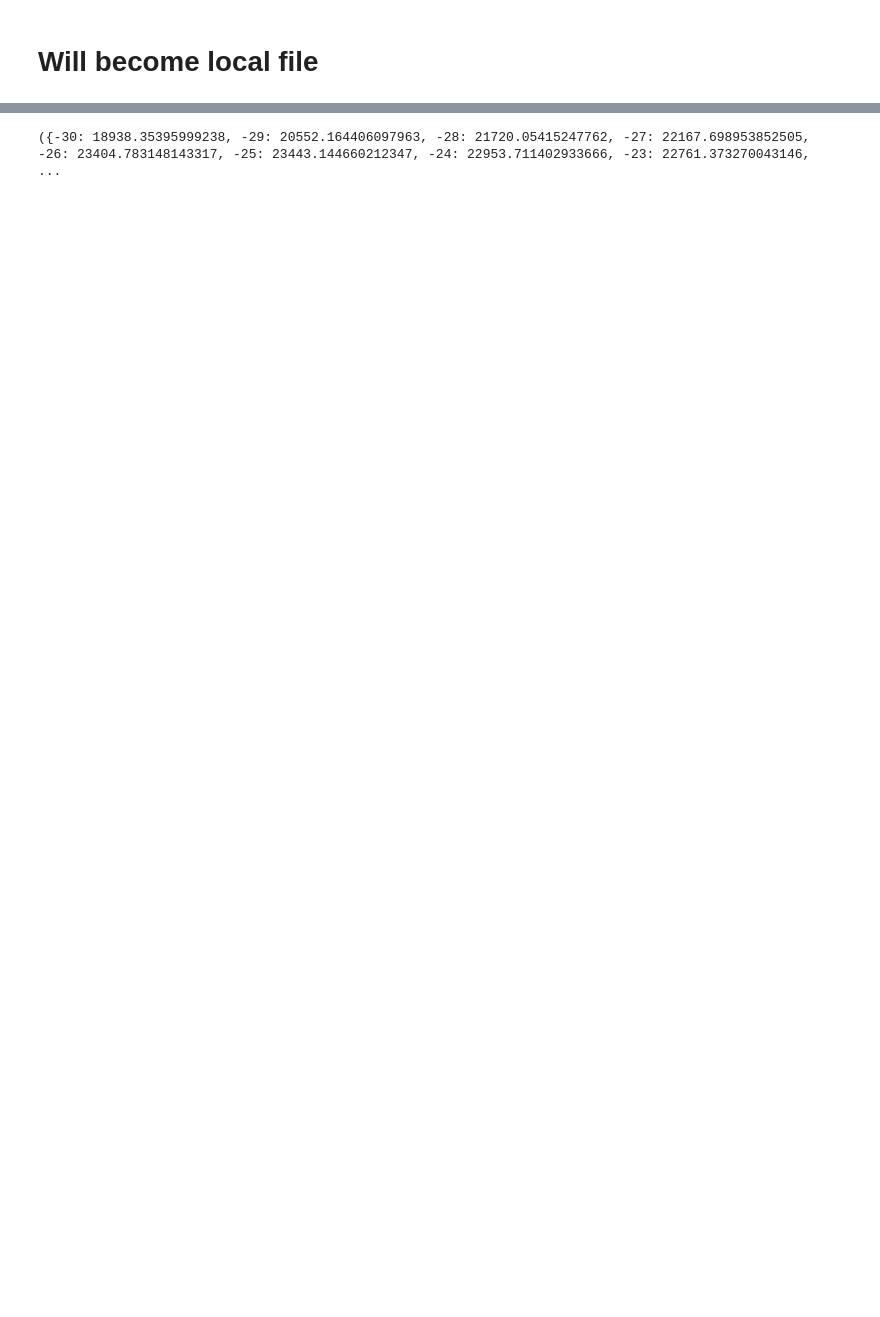
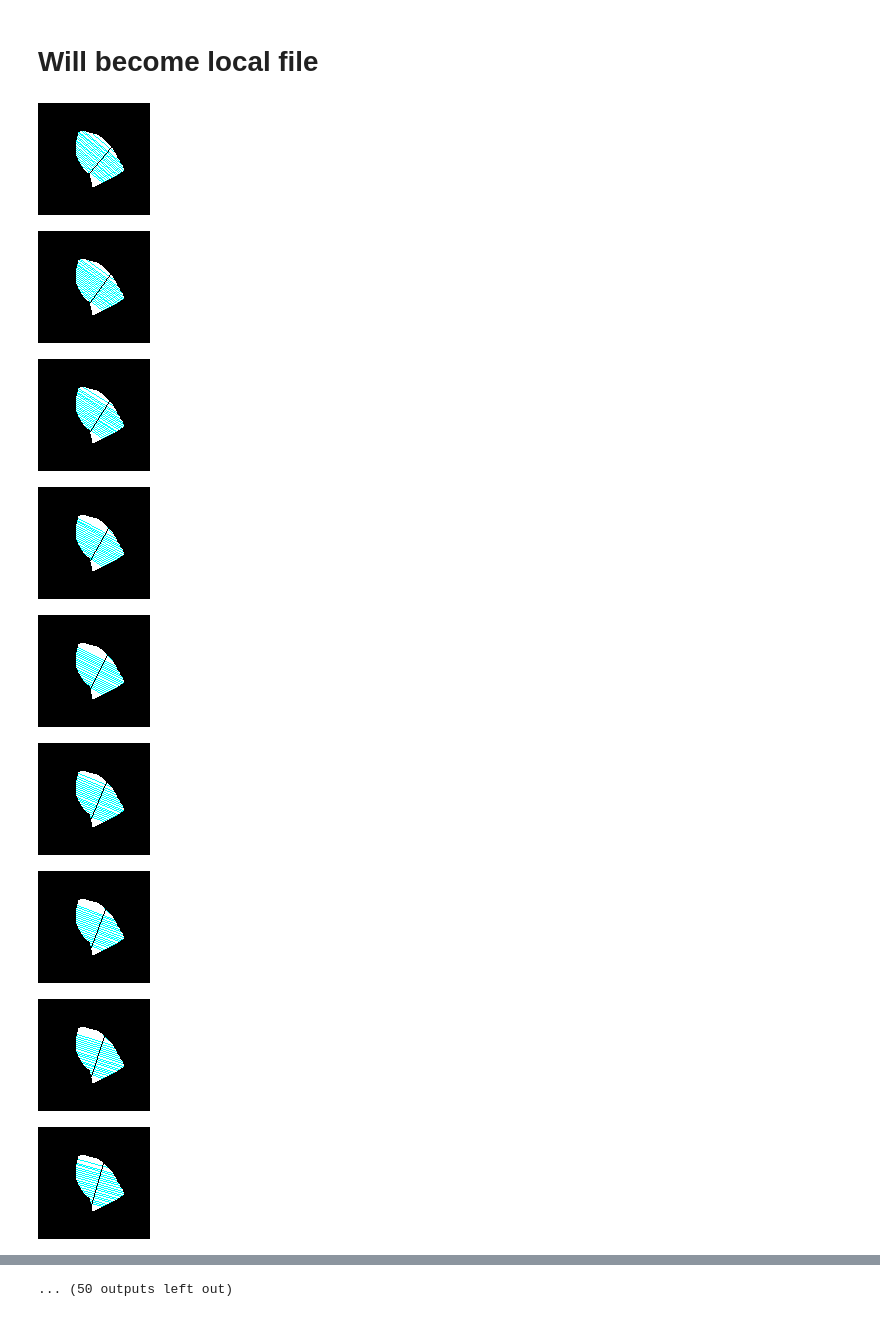
Before and after one commit to douyang/echonet-variance-in-function-analysis, a Jupyter notebook: Calculations_Analysis.ipynb, the cells around one changed output, grey strips where cells are left out. Cells and saved outputs as stored; diff of their text form; code cells hidden in the pictures; blank space fills up the shorter version.

```diff
--- a/Calculations_Analysis.ipynb
+++ b/Calculations_Analysis.ipynb
@@ -1004,7 +1011,6 @@ def volumeBulletMethod(x1, y1, x2, y2, lowerInterceptAveragePoints, higherInterc
 
   return volume
 
-
 def findCorrespondingMaskPoints(weighted_avg, lowerIntercept, higherIntercept, x1, y1, x2, y2, slope, i):
   # Calculate perpendicular slope
   try:
@@ -1049,7 +1055,6 @@ def findCorrespondingMaskPoints(weighted_avg, lowerIntercept, higherIntercept, x
         prev_slope =  getSlope(prev_point, averagePoint)
         betweenCond = ((point[0] < averagePoint[0] and prev_point[0] > averagePoint[0]) or (point[0] > averagePoint[0] and prev_point[0] < averagePoint[0])) and abs(new_slope) > abs(slope) and abs(prev_slope) > abs(slope)
         slopeCond = (new_slope >= perp_slope and prev_slope<=perp_slope) or  (new_slope <= perp_slope and prev_slope>=perp_slope)
-        # print(slopeCond and not betweenCond, count, point, prev_point, averagePoint, prev_slope, new_slope, perp_slope)
 
         count += 1
         higherIndex += 1
@@ -1064,7 +1069,7 @@ def findCorrespondingMaskPoints(weighted_avg, lowerIntercept, higherIntercept, x
             higherInterceptAveragePoints.append(point)
             condition = False
             higherIndex -= 1
-          elif abs(perp_slope) >= 10 and ((new_slope > 0 and prev_slope < 0) or (new_slope < 0 and prev_slope > 0)):
+          elif abs(perp_slope) >= 6 and ((new_slope > 1.1*abs(slope) and prev_slope < -1.1*abs(slope)) or (new_slope < -1.1*abs(slope) and prev_slope > 1.1*abs(slope))):
             higherInterceptAveragePoints.append(point)
             condition = False
             higherIndex -= 1
@@ -1091,7 +1096,6 @@ def findCorrespondingMaskPoints(weighted_avg, lowerIntercept, higherIntercept, x
         if lowerIndex == 0:
           prev_point =  [x1, y1] if getDistance(point, [x1, y1]) < getDistance(point, [x2, y2]) else [x2, y2]
           start_point = prev_point[:]
-
         else:
           prev_point = lowerIntercept[lowerIndex-1]
 
@@ -1100,8 +1104,6 @@ def findCorrespondingMaskPoints(weighted_avg, lowerIntercept, higherIntercept, x
         prev_slope =  getSlope(prev_point, averagePoint)
         betweenCond = ((point[0] < averagePoint[0] and prev_point[0] > averagePoint[0]) or (point[0] > averagePoint[0] and prev_point[0] < averagePoint[0])) and abs(new_slope) > abs(slope) and abs(prev_slope) > abs(slope)
         slopeCond = (new_slope >= perp_slope and prev_slope<=perp_slope) or  (new_slope <= perp_slope and prev_slope>=perp_slope)
-        # print(slopeCond and not betweenCond, count, point, prev_point, averagePoint, prev_slope, new_slope, perp_slope
-
 
         count += 1
         lowerIndex += 1
@@ -1116,7 +1118,7 @@ def findCorrespondingMaskPoints(weighted_avg, lowerIntercept, higherIntercept, x
             lowerInterceptAveragePoints.append(point)
             condition = False
             lowerIndex -= 1
-          elif abs(perp_slope) > 10 and ((new_slope > 0 and prev_slope < 0) or (new_slope < 0 and prev_slope > 0)):
+          elif (abs(perp_slope) > 6) and ((new_slope > 1.1*abs(slope) and prev_slope < -1.1*abs(slope)) or (new_slope < -1.1*abs(slope) and prev_slope > 1.1*abs(slope))):
             lowerInterceptAveragePoints.append(point)
             condition = False
             lowerIndex -= 1
@@ -1132,8 +1134,6 @@ def findCorrespondingMaskPoints(weighted_avg, lowerIntercept, higherIntercept, x
       lowerInterceptAveragePoints.append(lowerIntercept[-1])
 
   return (lowerInterceptAveragePoints, higherInterceptAveragePoints)
-
-
 
 def calculateVolume(path, number, method = "Method of Disks"):
   points = getIdealPointGroup(obtainContourPoints(path))
@@ -1191,45 +1191,53 @@ def calculateVolume(path, number, method = "Method of Disks"):
 
     x1s[i] = [x1] + [point[0] for point in lowerInterceptAveragePoints]
     y1s[i] = [y1] + [point[1] for point in lowerInterceptAveragePoints]
 
     x2s[i] = [x2] + [point[0] for point in higherInterceptAveragePoints]
     y2s[i] = [y2] + [point[1] for point in higherInterceptAveragePoints]
 
-    # if i < 100:
-    #   print(i)
-    #   image = cv2.imread(path)
+    if i < 100:
+      image = cv2.imread(path)
 
 
-    #   # for point in points:
-    #   #   cv2.circle(image,tuple(point), 1, (255,255,255), -1)
-    #   #   if point[0] <50:
-    #   #     print(point)
+      # for point in points:
+      #   cv2.circle(image,tuple(point), 1, (255,255,255), -1)
+      #   if point[0] <50:
+      #     print(point)
 
 
-    #   # for point in weighted_avg:
-    #   #   cv2.circle(image,tuple((int(point[0]), int(point[1]))), 1, (0,0,0), -1)
+      # for point in weighted_avg:
+      #   cv2.circle(image,tuple((int(point[0]), int(point[1]))), 1, (0,0,0), -1)
 
-    #   for j in range(len(lowerInterceptAveragePoints)):
-    #     cv2.line(image, tuple(lowerInterceptAveragePoints[j]), tuple(higherInterceptAveragePoints[j]), (255,255,0), 1)
+      for j in range(len(lowerInterceptAveragePoints)):
+        cv2.line(image, tuple(lowerInterceptAveragePoints[j]), tuple(higherInterceptAveragePoints[j]), (255,255,0), 1)
 
 
-    #   cv2.line(image, (x1, y1), (x2, y2), (0,0,0), 1)
+      cv2.line(image, (x1, y1), (x2, y2), (0,0,0), 1)
 
-    #   cv2_imshow(image)
-    #   cv2.waitKey(0)
-    #   cv2.destroyAllWindows()
+      cv2_imshow(image)
+      cv2.waitKey(0)
+      cv2.destroyAllWindows()
 
     if  method == "Method of Disks":
       volumes[i] = volumeMethodOfDisks(x1, y1, x2, y2, number, lowerInterceptAveragePoints, higherInterceptAveragePoints)
     elif method == "Prolate Ellipsoid":
       volumes[i] = volumeProlateEllipsoidMethod(x1, y1, x2, y2, lowerInterceptAveragePoints, higherInterceptAveragePoints)
     elif method == "Bullet Method":
       volumes[i] = volumeBulletMethod(x1, y1, x2, y2, lowerInterceptAveragePoints, higherInterceptAveragePoints)
 
   return (volumes, x1s, y1s, x2s, y2s, degrees)
 
 print(calculateVolume(path, 20, method = "Method of Disks"))
 # print(calculateVolume("/content/output/image.png", method = "Single Ellipsoid"))
 # print(calculateVolume("/content/output/image.png", method = "Biplane Area"))
 # print(calculateVolume("/content/output/image.png", method = "Bullet"))
 # %% [output]
+[figure, added]
+[figure, added]
+[figure, added]
+[figure, added]
+[figure, added]
+[figure, added]
+[figure, added]
+[figure, added]
+[figure, added]
@@ -1236 +1247 @@ print(calculateVolume(path, 20, method = "Method of Disks"))
-({-30: 18938.35395999238, -29: 20552.164406097963, -28: 21720.05415247762, -27: 22167.698953852505, -26: 23404.783148143317, -25: 23443.144660212347, -24: 22953.711402933666, -23: 22761.373270043146,  ...
+... (50 outputs left out)
```
Also changed, not shown: parts of 14 cells of this notebook.
